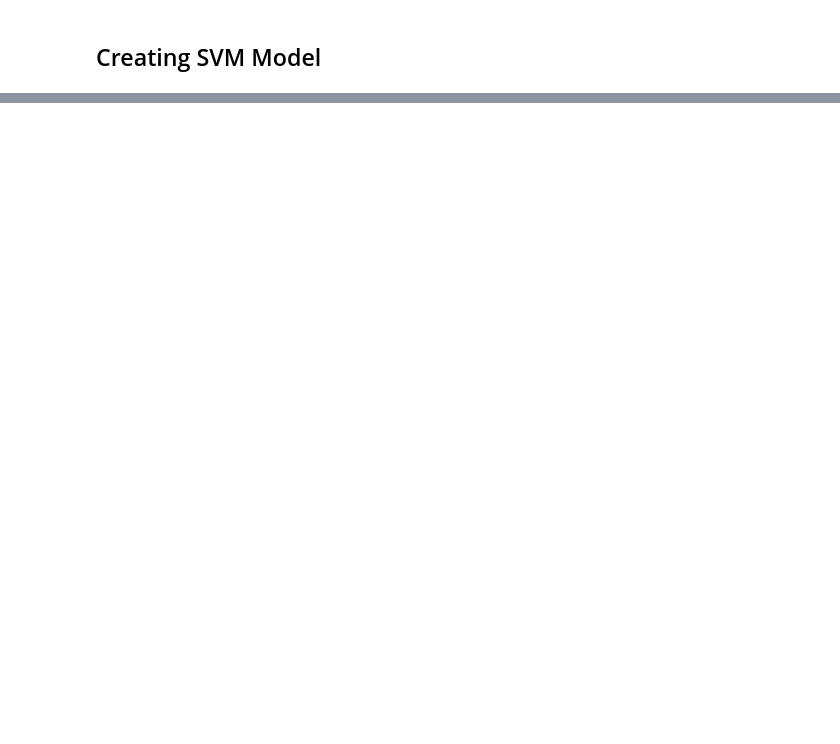
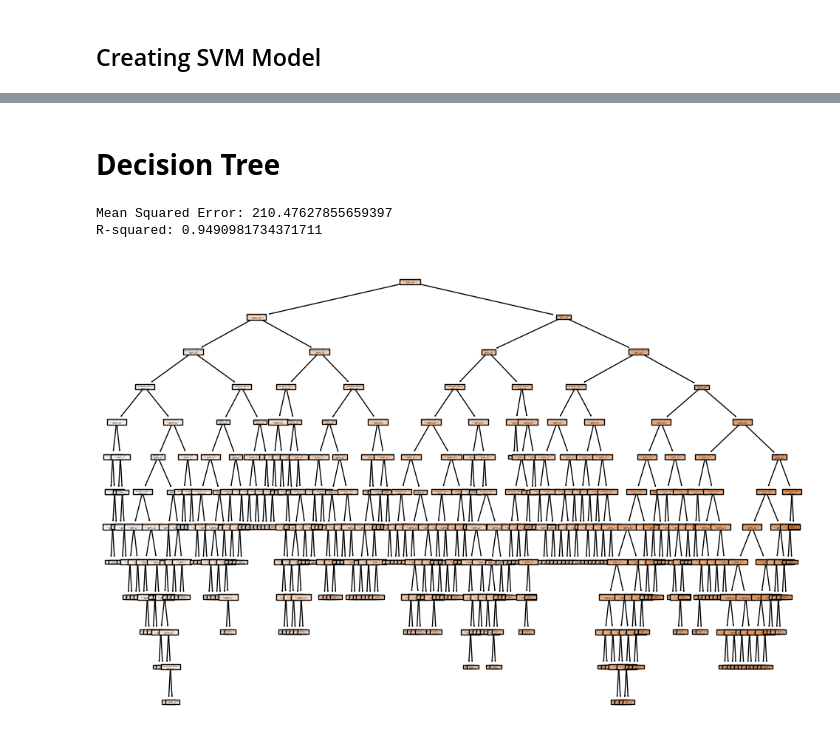
Before and after one commit to AhdaAI/Tugas-1-AI_BigData, a Jupyter notebook: fuel_consumption/prediction.ipynb, the cells around one changed output, grey strips where cells are left out. Drawn from its saved outputs; the diff is of its cells as text; code cells hidden in the pictures; blank space fills up the shorter version.

Commit message:
Finish the task to create Linear regression, SVM, K Neighbor, and Decision Tree predictions

```diff
--- a/fuel_consumption/prediction.ipynb
+++ b/fuel_consumption/prediction.ipynb
@@ -100,7 +111,7 @@ R2-Score :  0.7987368648672017
 # x = feature
 # y = target
 
-x = df[["FUELCONSUMPTION_COMB"]]
+x = df[["FUELCONSUMPTION_COMB", "ENGINESIZE", "CYLINDERS"]]
 y = df ["CO2EMISSIONS"]
 
 x_train, x_test, y_train, y_test = train_test_split(x, y, test_size=0.2, random_state=42)
@@ -133,0 +145,21 @@ Model Accuracy: 0.653889613548033
+# %% [markdown]
+# **Decision Tree**
+# %%
+from sklearn.tree import DecisionTreeRegressor, plot_tree
+
+regressor = DecisionTreeRegressor(random_state=42)
+regressor.fit(x_train, y_train)
+
+dt_pred = regressor.predict(x_test)
+mse = mean_squared_error(y_test, dt_pred)
+
+print("Mean Squared Error:", mse)
+print("R-squared:", r2_score(y_test, dt_pred))
+
+plt.figure(figsize=(12, 8))
+plot_tree(regressor, filled=True, feature_names=x.columns)
+plt.show()
+# %% [output]
+Mean Squared Error: 210.47627855659397
+R-squared: 0.9490981734371711
+[figure, added]
```
Also changed, not shown: parts of 11 cells of this notebook.
